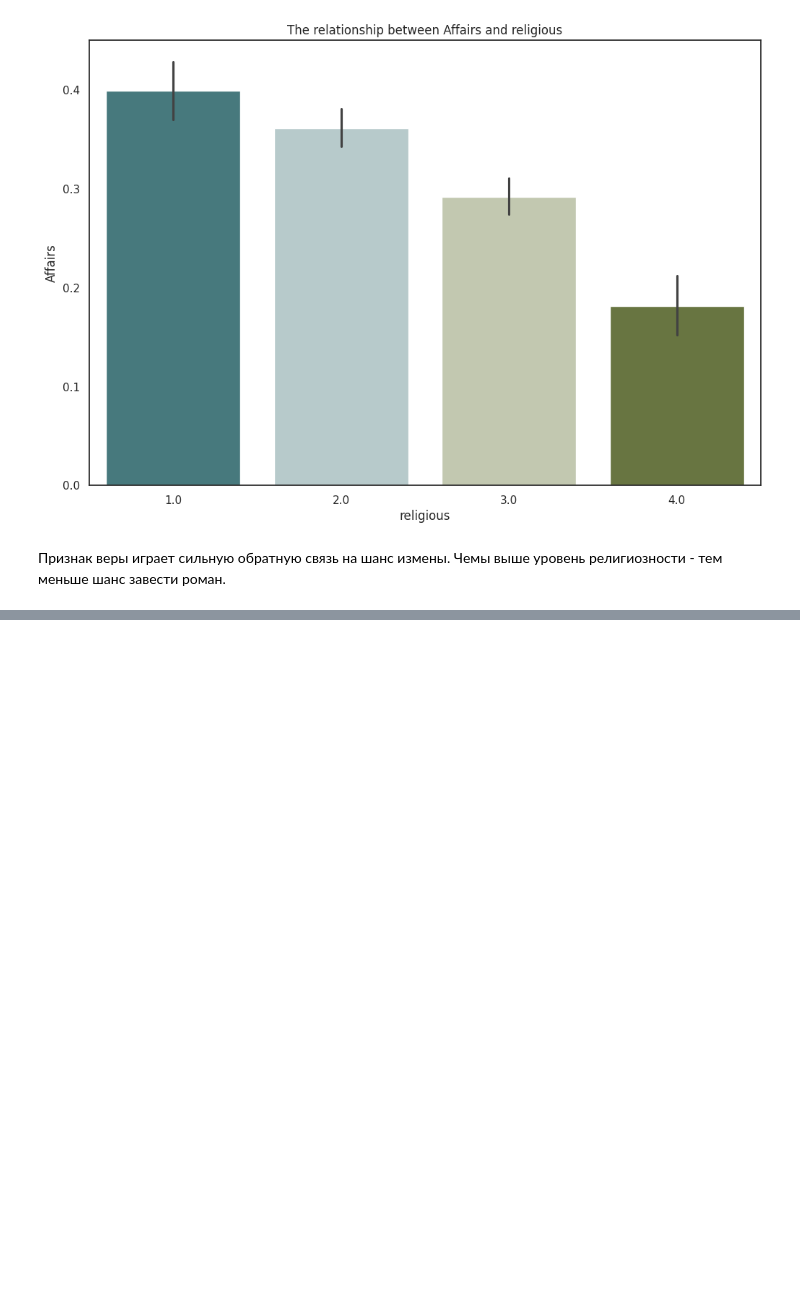
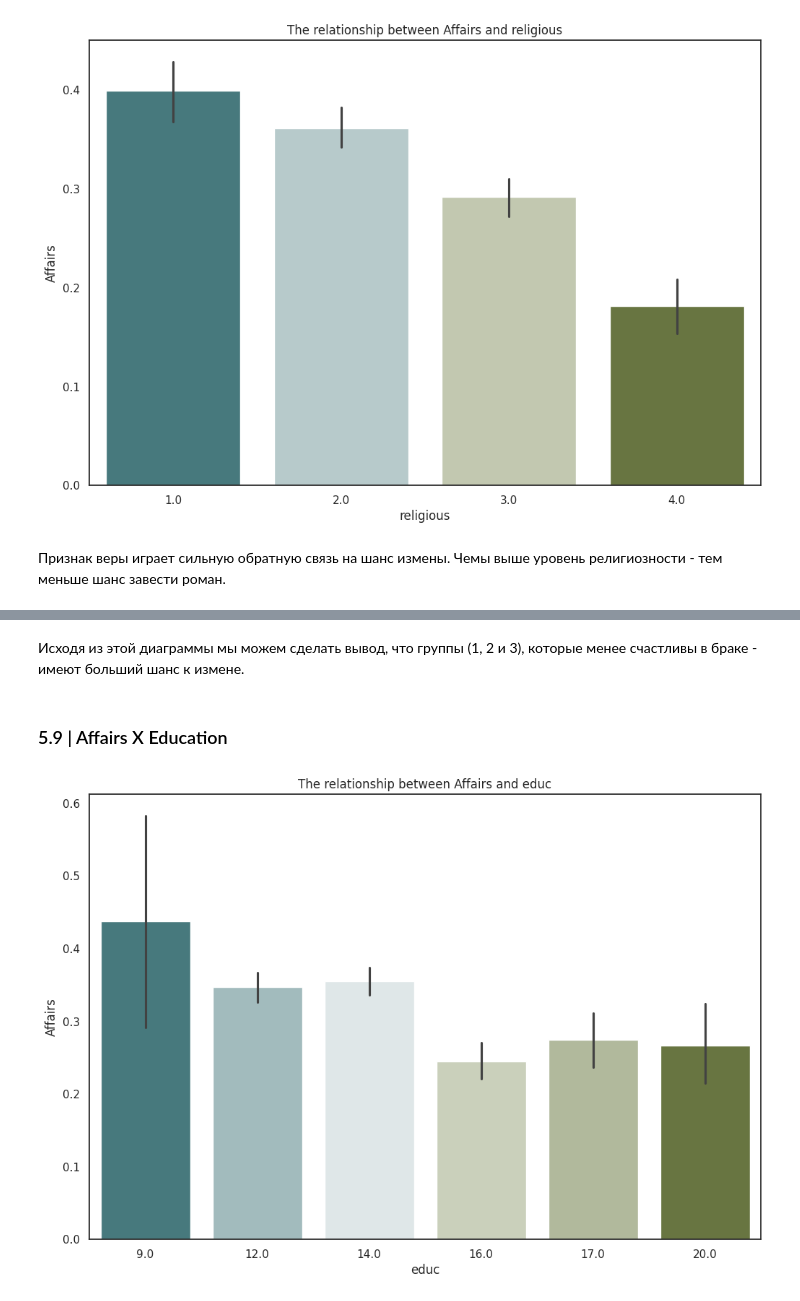
Before and after one commit to nfrvnikita/infidelityservice, a Jupyter notebook: notebooks/analysis_data.ipynb, the cells around one changed output, grey strips where cells are left out. Saved outputs shown, nothing was run; the diff lists cells and outputs as text; code cells hidden in the pictures; blank space fills up the shorter version.

```diff
--- a/notebooks/analysis_data.ipynb
+++ b/notebooks/analysis_data.ipynb
@@ -165,0 +209,13 @@ plt.show()
+# %% [markdown]
+Исходя из этой диаграммы мы можем сделать вывод, что группы (1, 2 и 3), которые менее счастливы в браке - имеют больший шанс к измене.
+# %% [markdown]
+### 5.9 | Affairs X Education
+# %%
+plt.figure(figsize=(12, 8))
+sns.barplot(x='educ', y='affairs', hue='educ', legend=False, data=raw_data, palette=cmap)
+plt.title('The relationship between Affairs and educ')
+plt.xlabel('educ')
+plt.ylabel('Affairs')
+plt.show()
+# %% [output]
+[figure, added]
```
Also changed, not shown: parts of 25 cells of this notebook.
